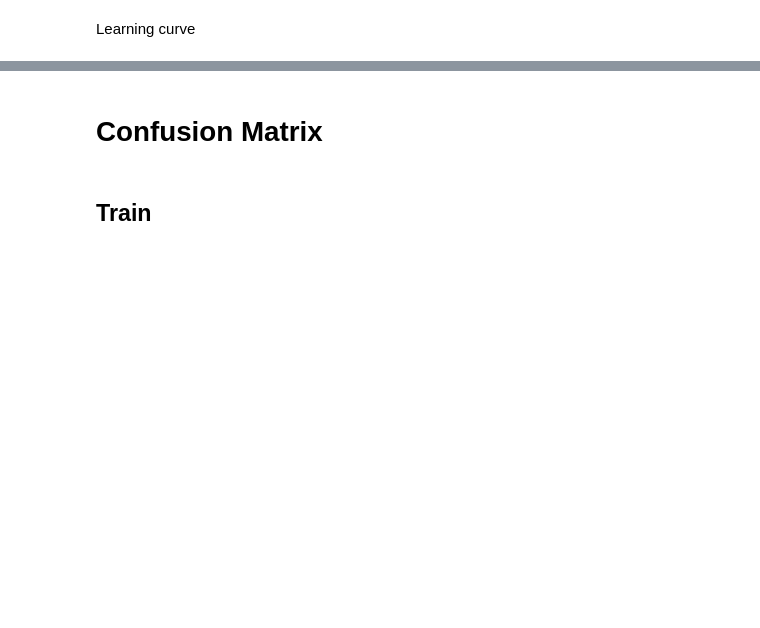
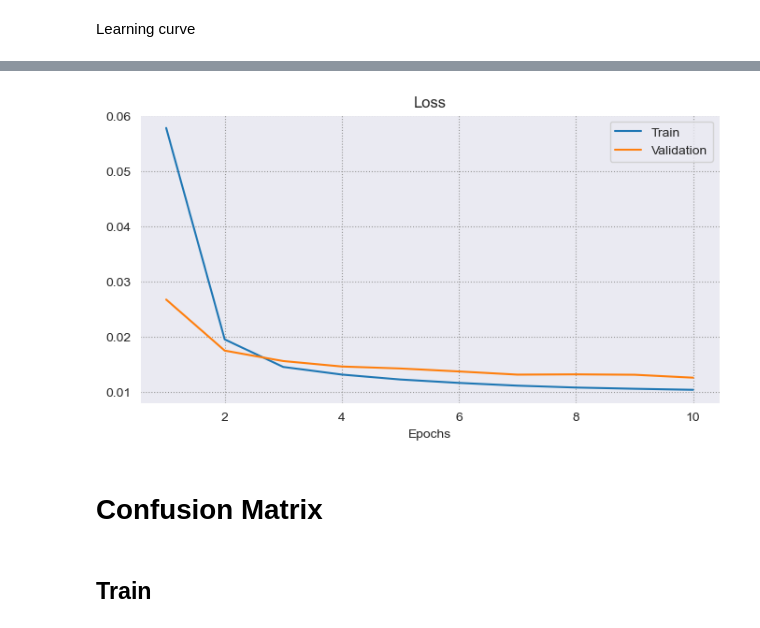
Before and after one commit to Giovanni3A/deforestation_forecast, a Jupyter notebook: 3_model_train.ipynb, the cells around one changed output, grey strips where cells are left out. Saved outputs shown, nothing was run; the diff lists cells and outputs as text; code cells hidden in the pictures; blank space fills up the shorter version.

```diff
--- a/3_model_train.ipynb
+++ b/3_model_train.ipynb
@@ -786,3 +797,13 @@ plt.show()
+# %%
+fig, ax = plt.subplots(figsize=(8, 4))
+x = np.array(range(len(model.errs))) + 1
+sns.lineplot(x=x, y=[float(e[0]) for e in model.errs], label="Train")
+sns.lineplot(x=x, y=[float(e[1]) for e in model.errs], label="Validation")
+ax.set_title("Loss")
+ax.set_xlabel("Epochs")
+plt.show()
+# %% [output]
+[figure, added]
 # %% [markdown]
 # Confusion Matrix
 # %%
```
Also changed, not shown: parts of 33 cells of this notebook.
